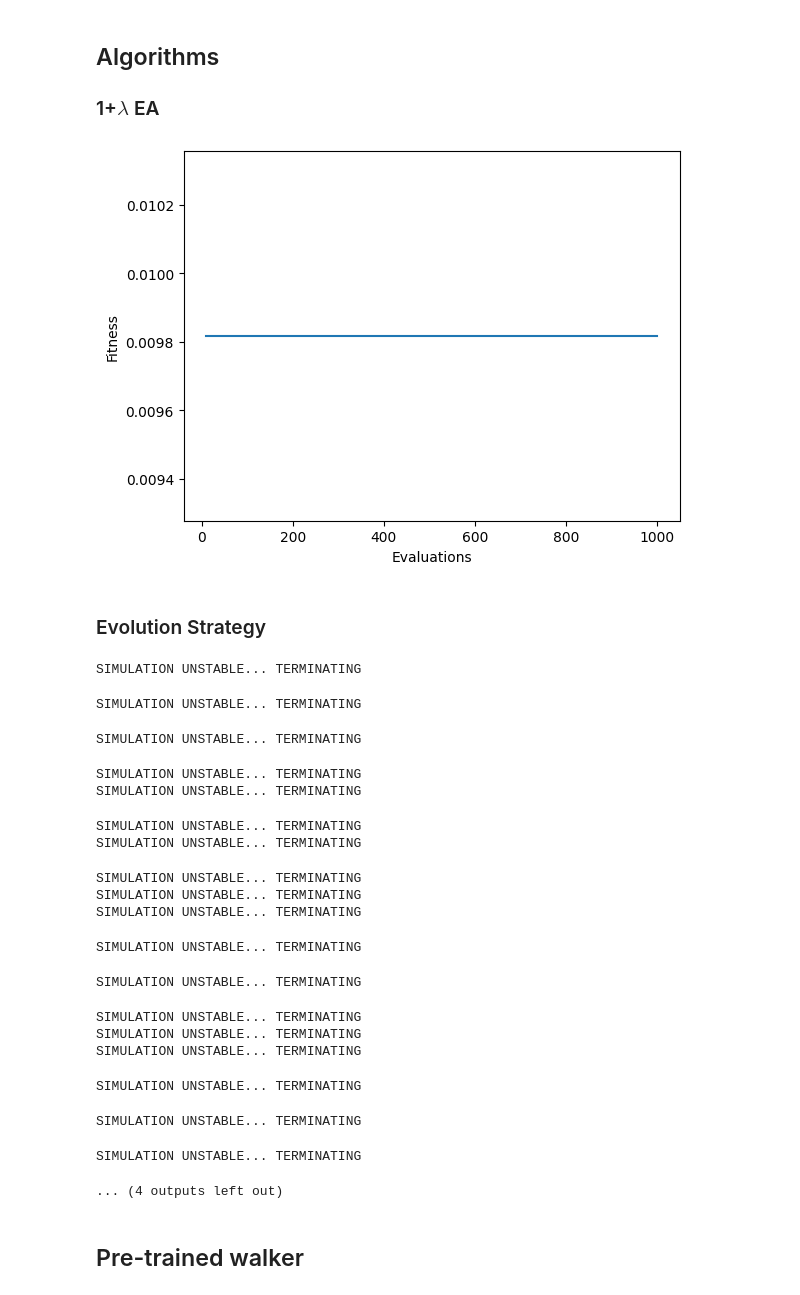
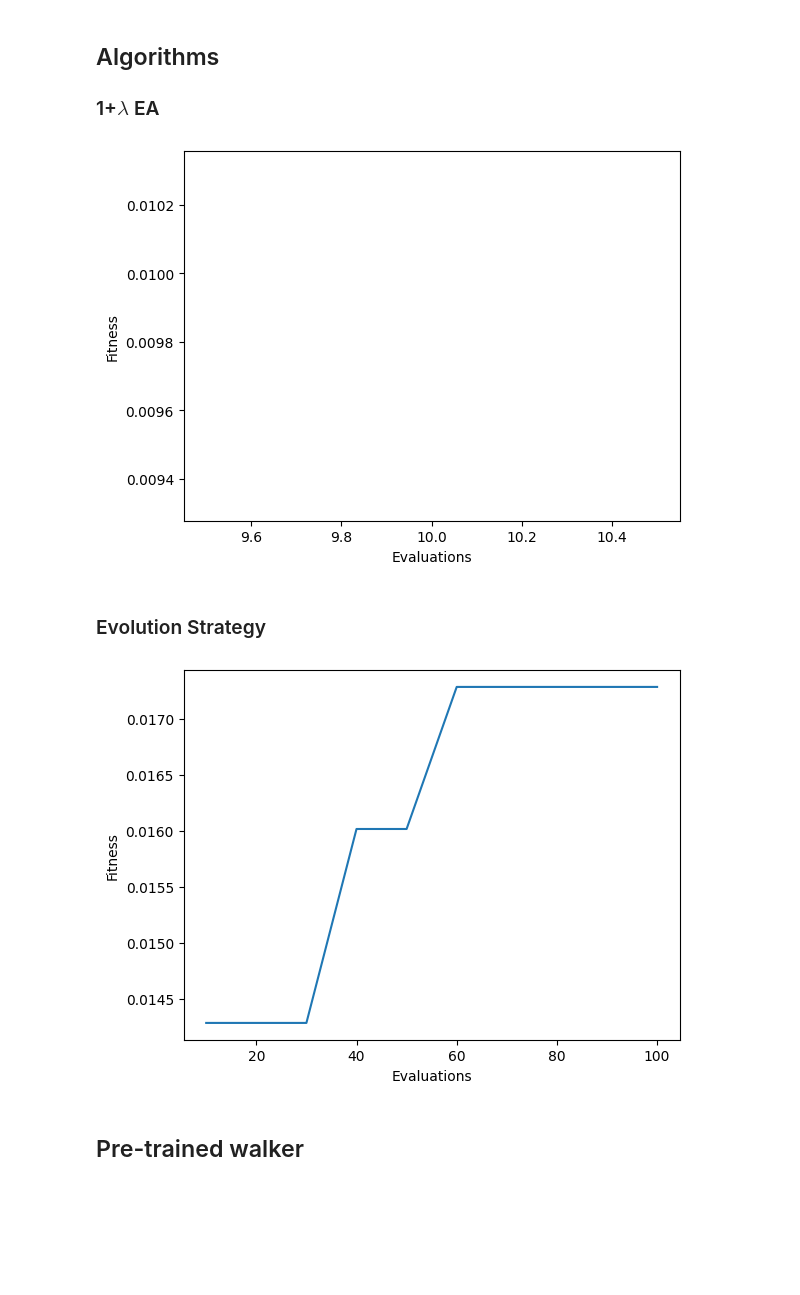
Before and after one commit to MassimoDeBellisVitti/evolution, a Jupyter notebook: project/evogym.ipynb, the cells around one changed output. Saved outputs shown, nothing was run; the diff lists cells and outputs as text; code cells hidden in the pictures; blank space fills up the shorter version.

```diff
--- a/project/evogym.ipynb
+++ b/project/evogym.ipynb
@@ -253,19 +255,19 @@ def one_plus_lambda(config):
 # %%
 config = {
     "env_name": "Walker-v0",
     "robot": walker,
-    "generations": 100, # To change: increase!
+    "generations": 1, # To change: increase!
     "lambda": 10,
     "max_steps": 100, # to change to 500
 }
 
 a = one_plus_lambda(config)
 a.fitness
 
 cfg = get_cfg(config["env_name"], robot=config["robot"]) # Get network dims
 cfg = {**config, **cfg} # Merge configs
 # %% [output]
-[figure, old version]
+[figure, new version]
 # %%
 env = make_env(config["env_name"], robot=config["robot"])
 evaluate(a, env, render=False)
@@ -342,7 +344,7 @@ def ES(config):
 config = {
     "env_name": "Walker-v0",
     "robot": walker,
-    "generations": 100, # to change: increase!
+    "generations": 10, # to change: increase!
     "lambda": 10, # Population size
     "mu": 5, # Parents pop size
     "sigma": 0.1, # mutation std
@@ -356,25 +358,7 @@ a.fitness
 cfg = get_cfg(config["env_name"], robot=config["robot"]) # Get network dims
 cfg = {**config, **cfg} # Merge configs
 # %% [output]
-SIMULATION UNSTABLE... TERMINATING
-SIMULATION UNSTABLE... TERMINATING
-SIMULATION UNSTABLE... TERMINATING
-SIMULATION UNSTABLE... TERMINATING
-SIMULATION UNSTABLE... TERMINATING
-SIMULATION UNSTABLE... TERMINATING
-SIMULATION UNSTABLE... TERMINATING
-SIMULATION UNSTABLE... TERMINATING
-SIMULATION UNSTABLE... TERMINATING
-SIMULATION UNSTABLE... TERMINATING
-SIMULATION UNSTABLE... TERMINATING
-SIMULATION UNSTABLE... TERMINATING
-SIMULATION UNSTABLE... TERMINATING
-SIMULATION UNSTABLE... TERMINATING
-SIMULATION UNSTABLE... TERMINATING
-SIMULATION UNSTABLE... TERMINATING
-SIMULATION UNSTABLE... TERMINATING
-SIMULATION UNSTABLE... TERMINATING
-... (4 outputs left out)
+[figure, added]
 # %%
 env = make_env(config["env_name"], robot=config["robot"])
 evaluate(a, env, render=False)
```
Also changed, not shown: parts of 7 cells of this notebook, 7 other files.
